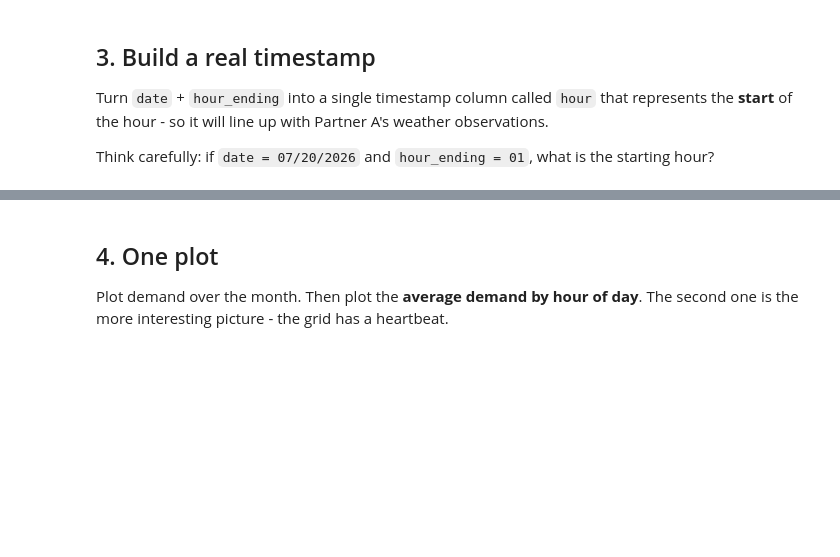
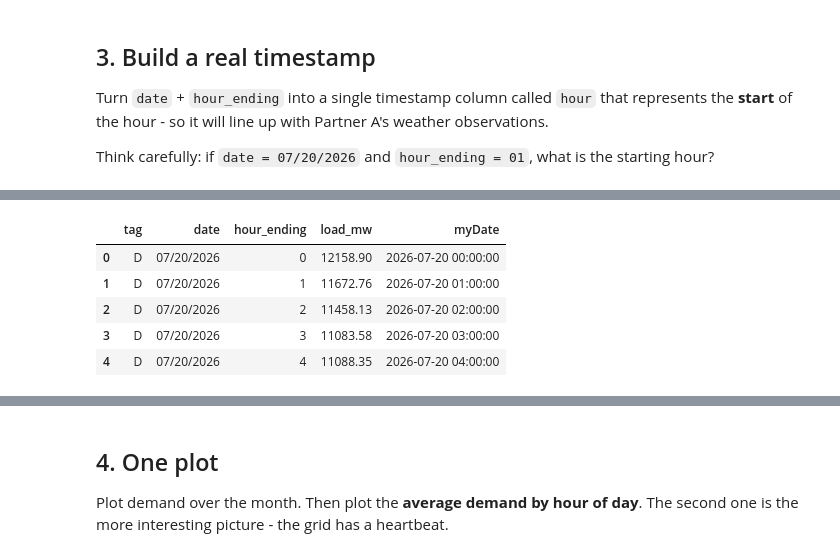
Before and after one commit to praveen1619/opim5512-qyj25002-jpe03001-hartford, a Jupyter notebook: Lab1_B_Demand_Starter.ipynb, the cells around one changed output, grey strips where cells are left out. Drawn from its saved outputs; the diff is of its cells as text; code cells hidden in the pictures; blank space fills up the shorter version.

```diff
--- a/Lab1_B_Demand_Starter.ipynb
+++ b/Lab1_B_Demand_Starter.ipynb
@@ -91,0 +118,10 @@ hourly.head()
+# %%
+demand['myDate'] = pd.to_datetime(demand['date'] + ' ' + demand['hour_ending'].astype(str).str.zfill(2))
+demand.head()
+# %% [output]
+|  | tag | date | hour_ending | load_mw | myDate |
+| 0 | D | 07/20/2026 | 0 | 12158.90 | 2026-07-20 00:00:00 |
+| 1 | D | 07/20/2026 | 1 | 11672.76 | 2026-07-20 01:00:00 |
+| 2 | D | 07/20/2026 | 2 | 11458.13 | 2026-07-20 02:00:00 |
+| 3 | D | 07/20/2026 | 3 | 11083.58 | 2026-07-20 03:00:00 |
+| 4 | D | 07/20/2026 | 4 | 11088.35 | 2026-07-20 04:00:00 |
```
Also changed, not shown: parts of 6 cells of this notebook.
